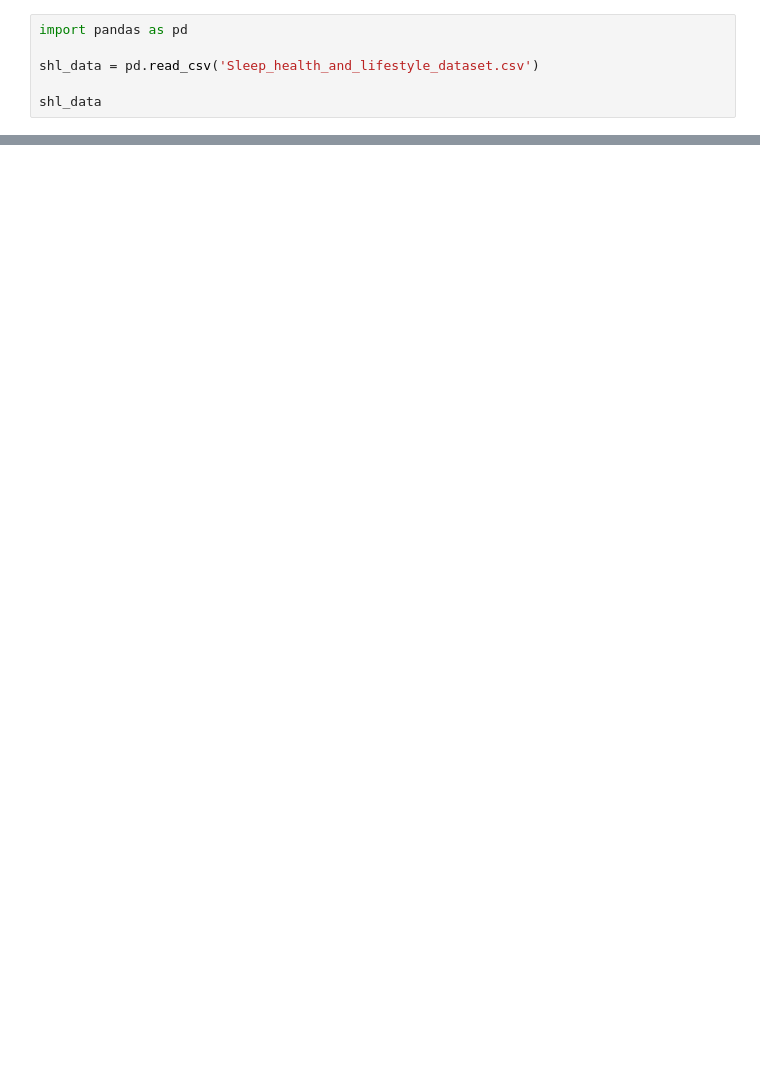
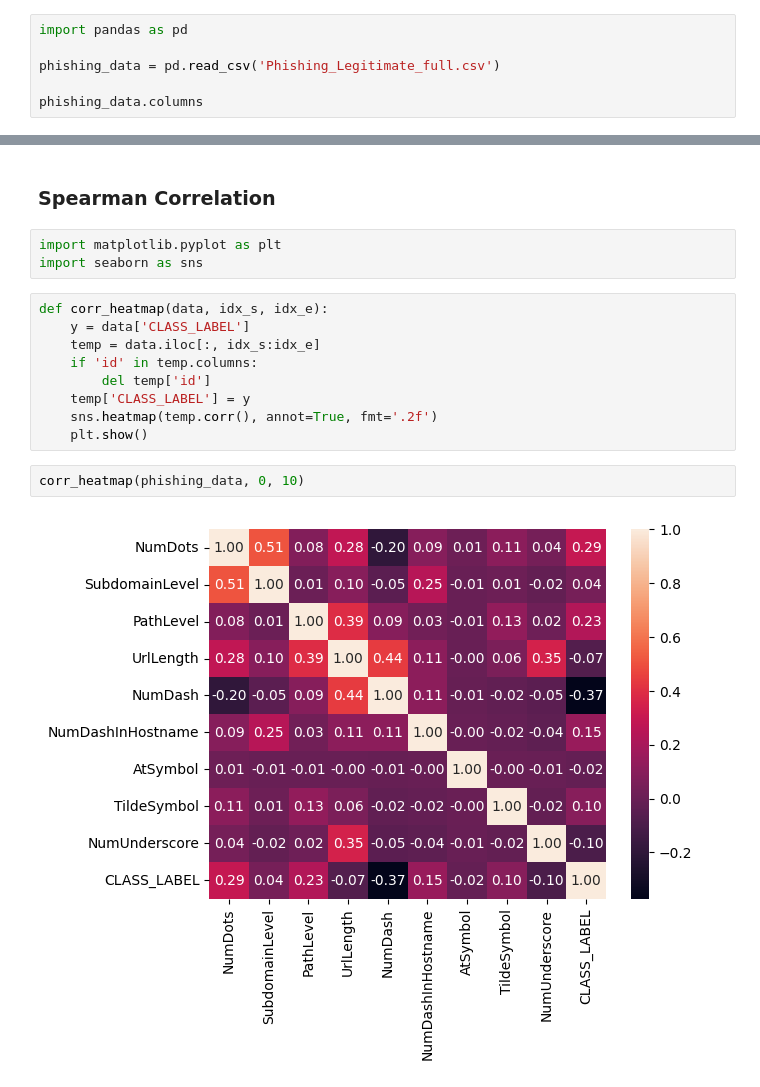
Before and after one commit to e-paj/M2M_Tech, a Jupyter notebook: Capstone_2.ipynb, the cells around one changed output, grey strips where cells are left out. Saved outputs shown, nothing was run; the diff lists cells and outputs as text; blank space fills up the shorter version.

```diff
--- a/Capstone_2.ipynb
+++ b/Capstone_2.ipynb
@@ -19,7 +3,7 @@ Widget: Dropdown menus for selecting variables for x and y axes ('Sleep Duration
 # %%
 import pandas as pd
 
-shl_data = pd.read_csv('Sleep_health_and_lifestyle_dataset.csv')
+phishing_data = pd.read_csv('Phishing_Legitimate_full.csv')
 
-shl_data
+phishing_data.columns
 # %% [output]
@@ -170,0 +68,18 @@ curdoc().add_root(layout)
+# %% [markdown]
+### Spearman Correlation
+# %%
+import matplotlib.pyplot as plt
+import seaborn as sns
+# %%
+def corr_heatmap(data, idx_s, idx_e):
+    y = data['CLASS_LABEL']
+    temp = data.iloc[:, idx_s:idx_e]
+    if 'id' in temp.columns:
+        del temp['id']
+    temp['CLASS_LABEL'] = y
+    sns.heatmap(temp.corr(), annot=True, fmt='.2f')
+    plt.show()
+# %%
+corr_heatmap(phishing_data, 0, 10)
+# %% [output]
+[figure, added]
```
Also changed, not shown: parts of 17 cells of this notebook.
